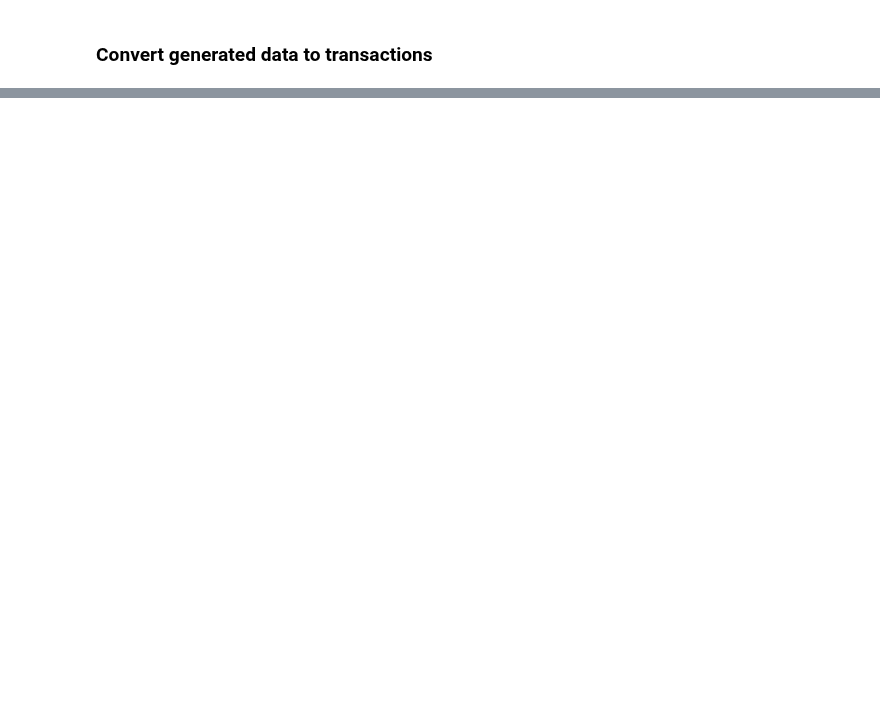
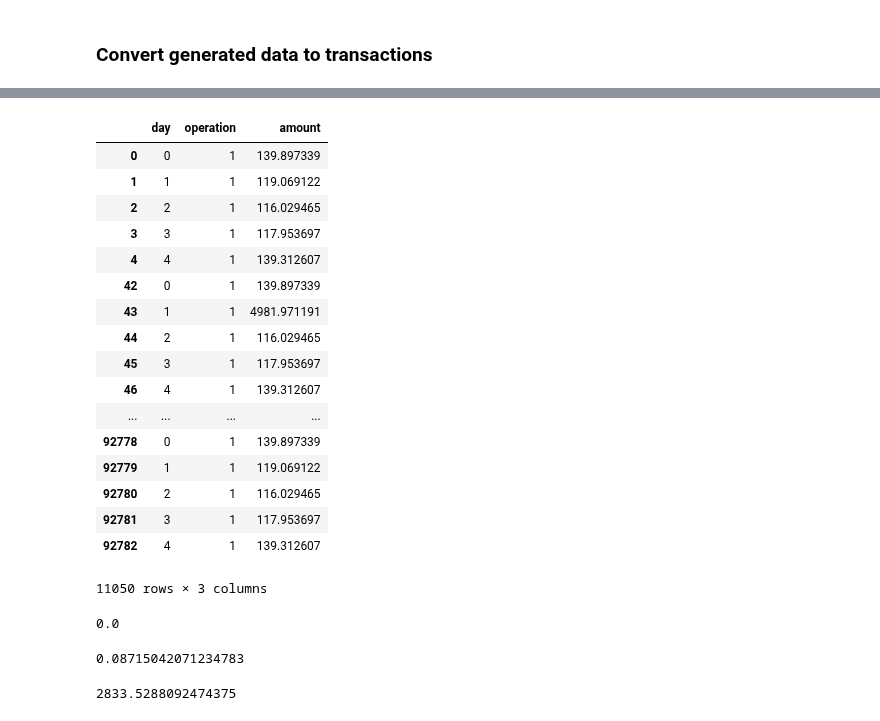
Before and after one commit to synthesized-io/insight, a Jupyter notebook: examples/transaction_demo.ipynb, the cells around one changed output, grey strips where cells are left out. Drawn from its saved outputs; the diff is of its cells as text; code cells hidden in the pictures; blank space fills up the shorter version.

```diff
--- a/examples/transaction_demo.ipynb
+++ b/examples/transaction_demo.ipynb
@@ -151,0 +262,23 @@ transform_pipeline.inverse_transform(X_test).head(10)
+# %%
+down, up = find_neighbour_distances(orig, {'operation': 1}, {'operation', 'day'})
+c2 = find_eq_class_fuzzy(synth, {'operation': 1}, down, up, {'operation', 'day'})
+c2
+# %% [output]
+|  | day | operation | amount |
+| 0 | 0 | 1 | 139.897339 |
+| 1 | 1 | 1 | 119.069122 |
+| 2 | 2 | 1 | 116.029465 |
+| 3 | 3 | 1 | 117.953697 |
+| 4 | 4 | 1 | 139.312607 |
+| 42 | 0 | 1 | 139.897339 |
+| 43 | 1 | 1 | 4981.971191 |
+| 44 | 2 | 1 | 116.029465 |
+| 45 | 3 | 1 | 117.953697 |
+| 46 | 4 | 1 | 139.312607 |
+| ... | ... | ... | ... |
+| 92778 | 0 | 1 | 139.897339 |
+| 92779 | 1 | 1 | 119.069122 |
+| 92780 | 2 | 1 | 116.029465 |
+| 92781 | 3 | 1 | 117.953697 |
+| 92782 | 4 | 1 | 139.312607 |
+11050 rows × 3 columns
@@ -151,0 +287,12 @@ transform_pipeline.inverse_transform(X_test).head(10)
+# %%
+emd_samples(c1['operation'], c2['operation'])
+# %% [output]
+0.0
+# %%
+emd_samples(c1['day'], c2['day'])
+# %% [output]
+0.08715042071234783
+# %%
+emd_samples(c1['amount'], c2['amount'])
+# %% [output]
+2833.5288092474375
```
Also changed, not shown: parts of 29 cells of this notebook.
